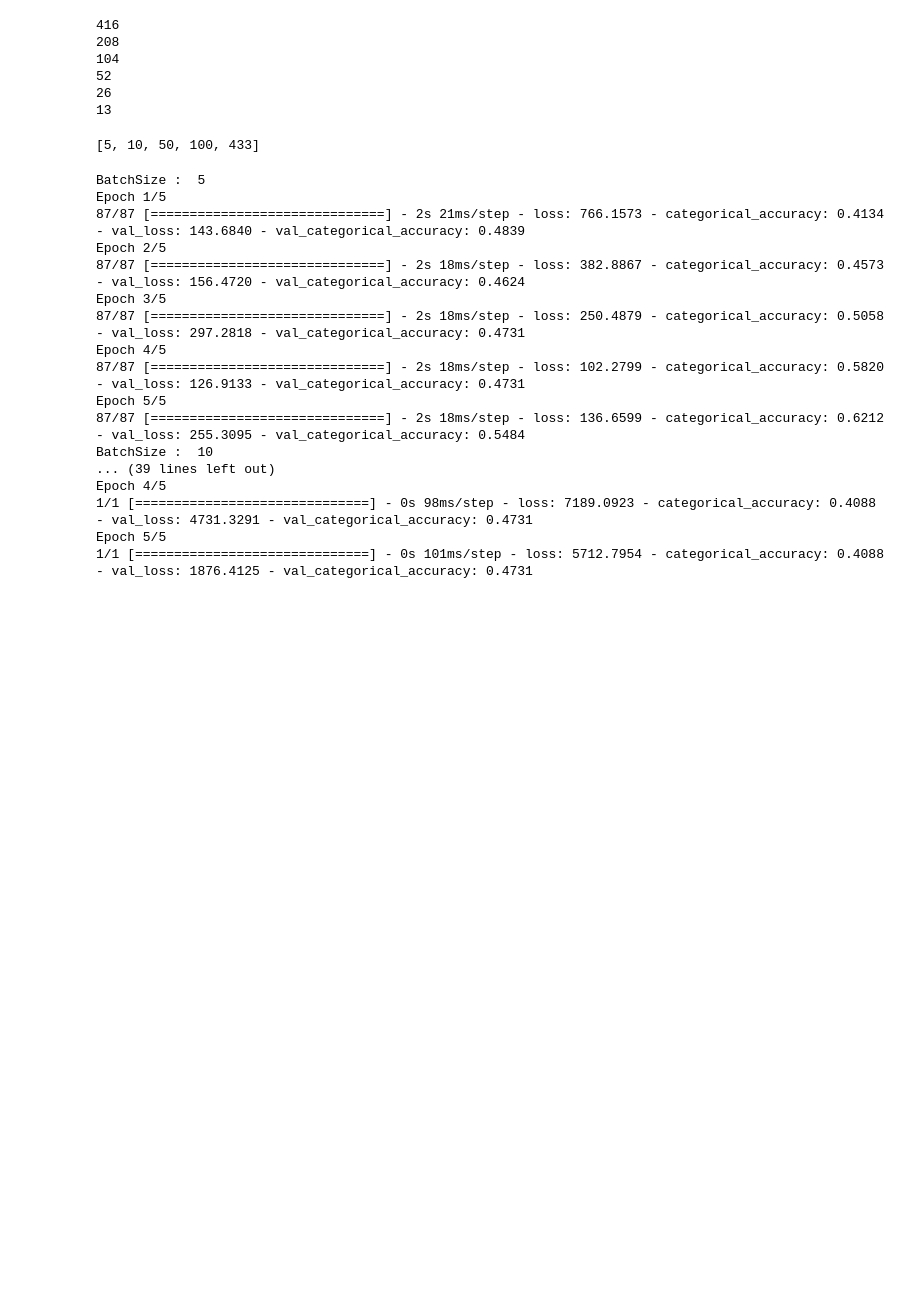
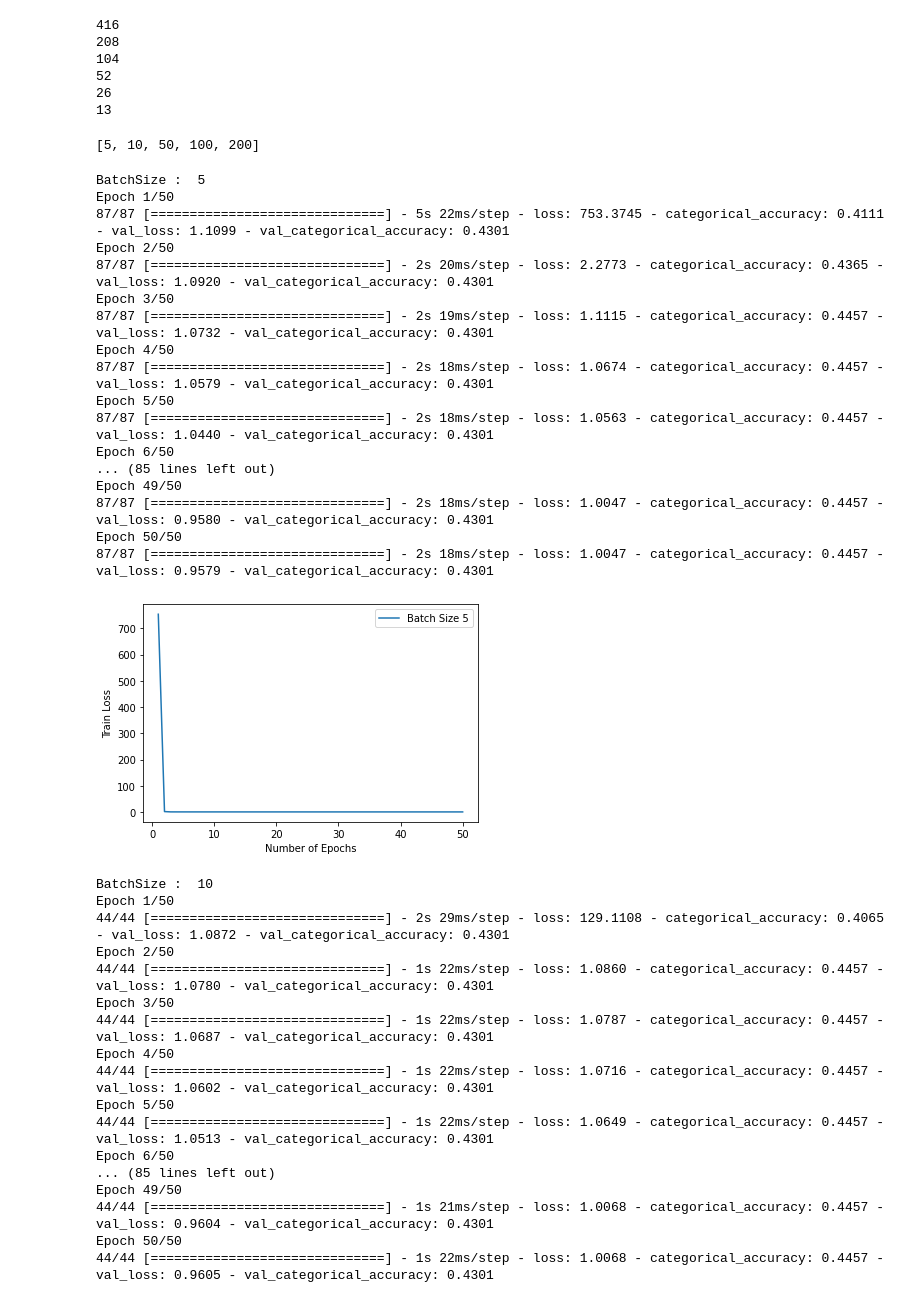
Before and after one commit to ConstantineA/CS230_FinalProject, a Jupyter notebook: Models/Baseline_Multi.ipynb, the cells around one changed output. Drawn from its saved outputs; the diff is of its cells as text; code cells hidden in the pictures; blank space fills up the shorter version.

```diff
--- a/Models/Baseline_Multi.ipynb
+++ b/Models/Baseline_Multi.ipynb
@@ -99,7 +100,8 @@ print(neurons6)
 # %%
 #HYPERPARAMETER SEARCH OVER EPOCH NUMBER
 #We keep number of layers, neuron per layer, activation in each layer constant, batch size of 10 100? full?
-batchSizes = [5,10,50,100,numExamples]
+batchSizes = [5,10,50,100,200]
+#batchSizes = [numExamples, numExamples, numExamples, numExamples, numExamples, numExamples, numExamples]
 #batchSizes = [100]
 #batchSize = numExamples #100 #10
 #numEpochsToTest = [i for i in range(5,31)]
@@ -108,44 +110,71 @@ batchSizes = [5,10,50,100,numExamples]
 #print(numEpochsToTest)
 print(batchSizes)
 # %% [output]
-[5, 10, 50, 100, 433]
+[5, 10, 50, 100, 200]
 # %%
 trainAccuracy = []
 valAccuracy = []
 trainLoss = []
 valLoss = []
+num_epochs = 50
 
 for batchSize in batchSizes:
   print("BatchSize : ", batchSize)
   model = Sequential()
-  model.add(Dense(neurons1, input_dim=numDims, activation='relu'))
-  model.add(Dense(neurons5, activation='relu'))
-  model.add(Dense(neurons6, activation='relu'))
+  model.add(Dense(neurons1, input_dim=numDims, activation='relu', kernel_initializer=HeNormal()))
+  model.add(Dense(neurons5, activation='relu', kernel_initializer=HeNormal()))
+  model.add(Dense(neurons6, activation='relu', kernel_initializer=HeNormal()))
   model.add(Dense(3, activation='softmax'))
   # compile the keras model
   model.compile(loss='categorical_crossentropy', optimizer='adam', metrics=['categorical_accuracy'])
-  history = model.fit(X_train, y_train, epochs=5, batch_size=batchSize, validation_data = (X_dev, y_dev))
+  history = model.fit(X_train, y_train, epochs=num_epochs, batch_size=batchSize, validation_data = (X_dev, y_dev))
   historyDict = history.history
   #print(historyDict.keys())
   #trainAccuracy.append(historyDict["accuracy"])
   #valAccuracy.append(historyDict["val_accuracy"])
   trainLoss.append(historyDict['loss'])
   valLoss.append(historyDict['val_loss'])
+
+  labelName = "Batch Size " + str(batchSize)
+  pyplot.plot([i for i in range(1,num_epochs+1)], historyDict['loss'],label=labelName)
+
+  pyplot.legend()
+  pyplot.xlabel("Number of Epochs")
+  pyplot.ylabel("Train Loss")
+  pyplot.show()
 # %% [output]
 BatchSize :  5
-Epoch 1/5
-87/87 [==============================] - 2s 21ms/step - loss: 766.1573 - categorical_accuracy: 0.4134 - val_loss: 143.6840 - val_categorical_accuracy: 0.4839
-Epoch 2/5
-87/87 [==============================] - 2s 18ms/step - loss: 382.8867 - categorical_accuracy: 0.4573 - val_loss: 156.4720 - val_categorical_accuracy: 0.4624
-Epoch 3/5
-87/87 [==============================] - 2s 18ms/step - loss: 250.4879 - categorical_accuracy: 0.5058 - val_loss: 297.2818 - val_categorical_accuracy: 0.4731
-Epoch 4/5
-87/87 [==============================] - 2s 18ms/step - loss: 102.2799 - categorical_accuracy: 0.5820 - val_loss: 126.9133 - val_categorical_accuracy: 0.4731
-Epoch 5/5
-87/87 [==============================] - 2s 18ms/step - loss: 136.6599 - categorical_accuracy: 0.6212 - val_loss: 255.3095 - val_categorical_accuracy: 0.5484
-BatchSize :  10
-... (39 lines left out)
-Epoch 4/5
-1/1 [==============================] - 0s 98ms/step - loss: 7189.0923 - categorical_accuracy: 0.4088 - val_loss: 4731.3291 - val_categorical_accuracy: 0.4731
-Epoch 5/5
-1/1 [==============================] - 0s 101ms/step - loss: 5712.7954 - categorical_accuracy: 0.4088 - val_loss: 1876.4125 - val_categorical_accuracy: 0.4731
+Epoch 1/50
+87/87 [==============================] - 5s 22ms/step - loss: 753.3745 - categorical_accuracy: 0.4111 - val_loss: 1.1099 - val_categorical_accuracy: 0.4301
+Epoch 2/50
+87/87 [==============================] - 2s 20ms/step - loss: 2.2773 - categorical_accuracy: 0.4365 - val_loss: 1.0920 - val_categorical_accuracy: 0.4301
+Epoch 3/50
+87/87 [==============================] - 2s 19ms/step - loss: 1.1115 - categorical_accuracy: 0.4457 - val_loss: 1.0732 - val_categorical_accuracy: 0.4301
+Epoch 4/50
+87/87 [==============================] - 2s 18ms/step - loss: 1.0674 - categorical_accuracy: 0.4457 - val_loss: 1.0579 - val_categorical_accuracy: 0.4301
+Epoch 5/50
+87/87 [==============================] - 2s 18ms/step - loss: 1.0563 - categorical_accuracy: 0.4457 - val_loss: 1.0440 - val_categorical_accuracy: 0.4301
+Epoch 6/50
+... (85 lines left out)
+Epoch 49/50
+87/87 [==============================] - 2s 18ms/step - loss: 1.0047 - categorical_accuracy: 0.4457 - val_loss: 0.9580 - val_categorical_accuracy: 0.4301
+Epoch 50/50
+87/87 [==============================] - 2s 18ms/step - loss: 1.0047 - categorical_accuracy: 0.4457 - val_loss: 0.9579 - val_categorical_accuracy: 0.4301
+[figure, added]
+BatchSize :  10
+Epoch 1/50
+44/44 [==============================] - 2s 29ms/step - loss: 129.1108 - categorical_accuracy: 0.4065 - val_loss: 1.0872 - val_categorical_accuracy: 0.4301
+Epoch 2/50
+44/44 [==============================] - 1s 22ms/step - loss: 1.0860 - categorical_accuracy: 0.4457 - val_loss: 1.0780 - val_categorical_accuracy: 0.4301
+Epoch 3/50
+44/44 [==============================] - 1s 22ms/step - loss: 1.0787 - categorical_accuracy: 0.4457 - val_loss: 1.0687 - val_categorical_accuracy: 0.4301
+Epoch 4/50
+44/44 [==============================] - 1s 22ms/step - loss: 1.0716 - categorical_accuracy: 0.4457 - val_loss: 1.0602 - val_categorical_accuracy: 0.4301
+Epoch 5/50
+44/44 [==============================] - 1s 22ms/step - loss: 1.0649 - categorical_accuracy: 0.4457 - val_loss: 1.0513 - val_categorical_accuracy: 0.4301
+Epoch 6/50
+... (85 lines left out)
+Epoch 49/50
+44/44 [==============================] - 1s 21ms/step - loss: 1.0068 - categorical_accuracy: 0.4457 - val_loss: 0.9604 - val_categorical_accuracy: 0.4301
+Epoch 50/50
+44/44 [==============================] - 1s 22ms/step - loss: 1.0068 - categorical_accuracy: 0.4457 - val_loss: 0.9605 - val_categorical_accuracy: 0.4301
```
Also changed, not shown: parts of 8 cells of this notebook.
